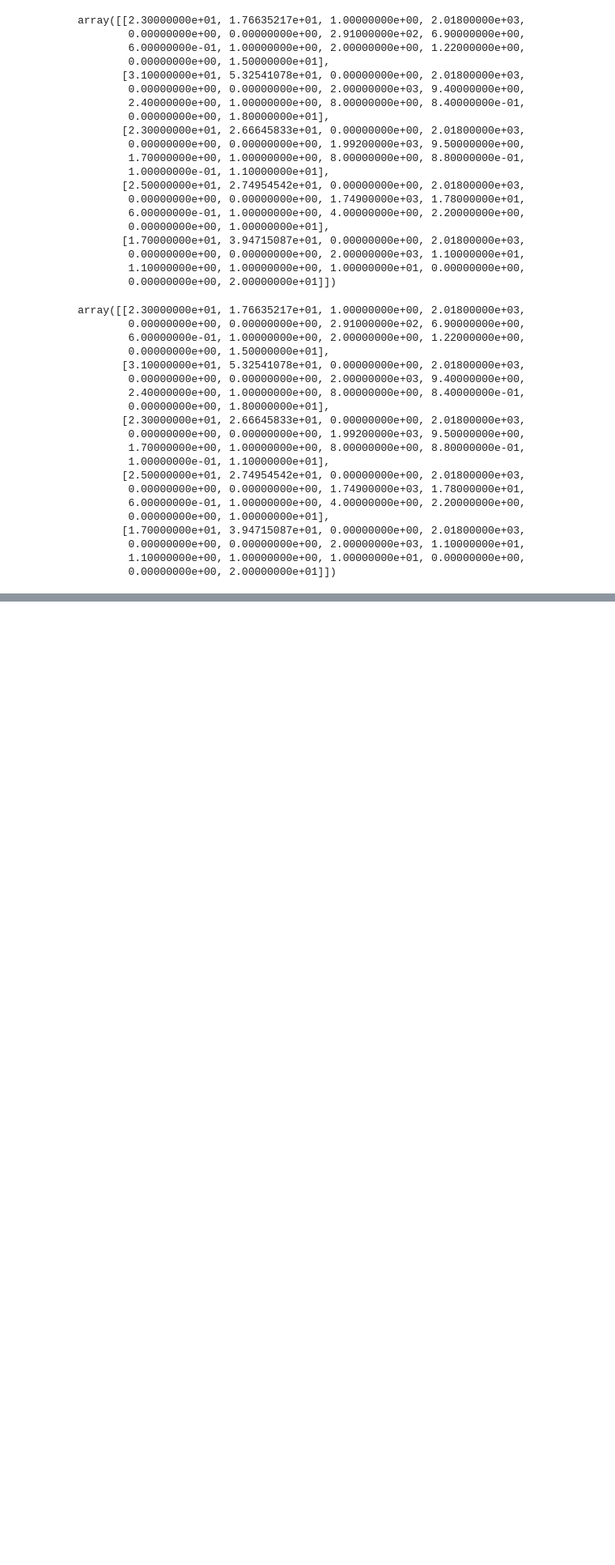
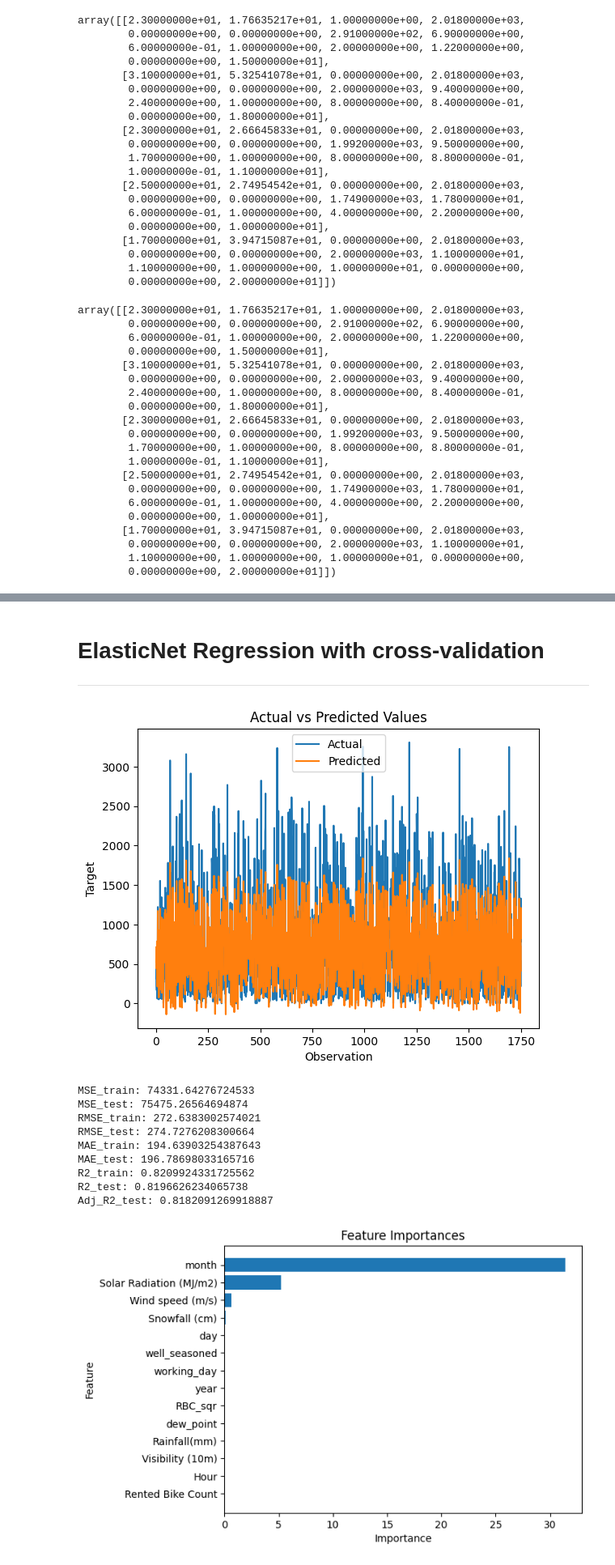
Before and after one commit to waghpallavi/Bike-Sharing-Demand-Prediction, a Jupyter notebook: Bike_Sharing_Demand_Prediction.ipynb, the cells around one changed output, grey strips where cells are left out. Shown at 81% size. Drawn from its saved outputs; the diff is of its cells as text; code cells hidden in the pictures; blank space fills up the shorter version.

```diff
--- a/Bike_Sharing_Demand_Prediction.ipynb
+++ b/Bike_Sharing_Demand_Prediction.ipynb
@@ -536,0 +711,31 @@ array([[2.30000000e+01, 1.76635217e+01, 1.00000000e+00, 2.01800000e+03,
+# %% [markdown]
+# ElasticNet Regression with cross-validation
+
+---
+# %%
+elastic_net_cv = ElasticNetCV(cv=3, random_state=1)
+frame(elastic_net_cv,X_train, X_test, y_train, y_test )
+# Get the feature importances
+importances4 = elastic_net_cv.coef_
+# Sort the features by importance
+location = importances4.argsort()
+
+# Plot the feature importances
+plt.barh(range(len(location)), importances4[location])
+plt.yticks(range(len(location)), [columns_list[i] for i in location])
+plt.xlabel('Importance')
+plt.ylabel('Feature')
+plt.title('Feature Importances')
+plt.show()
+# %% [output]
+[figure, added]
+MSE_train: 74331.64276724533
+MSE_test: 75475.26564694874
+RMSE_train: 272.6383002574021
+RMSE_test: 274.7276208300664
+MAE_train: 194.63903254387643
+MAE_test: 196.78698033165716
+R2_train: 0.8209924331725562
+R2_test: 0.8196626234065738
+Adj_R2_test: 0.8182091269918887
+[figure, added]
```
Also changed, not shown: parts of 35 cells of this notebook.
